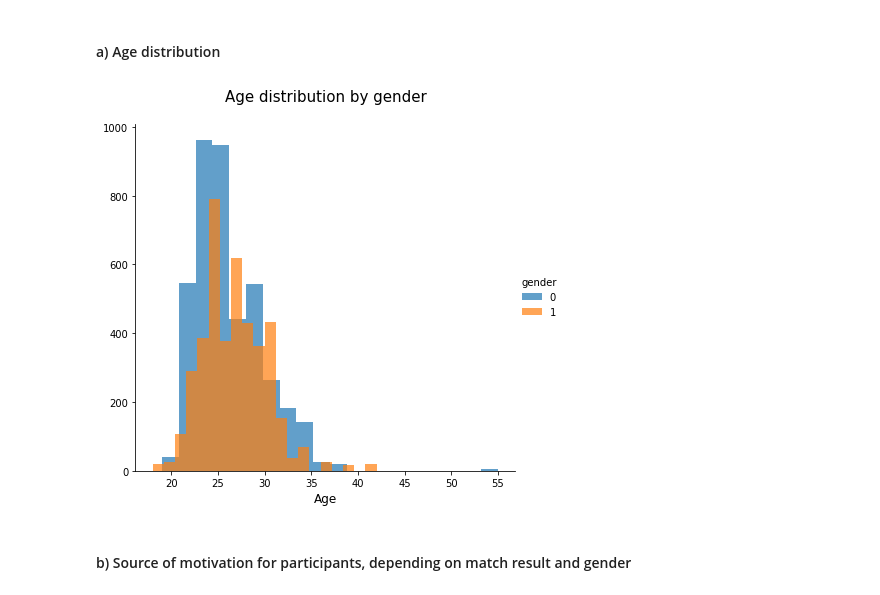
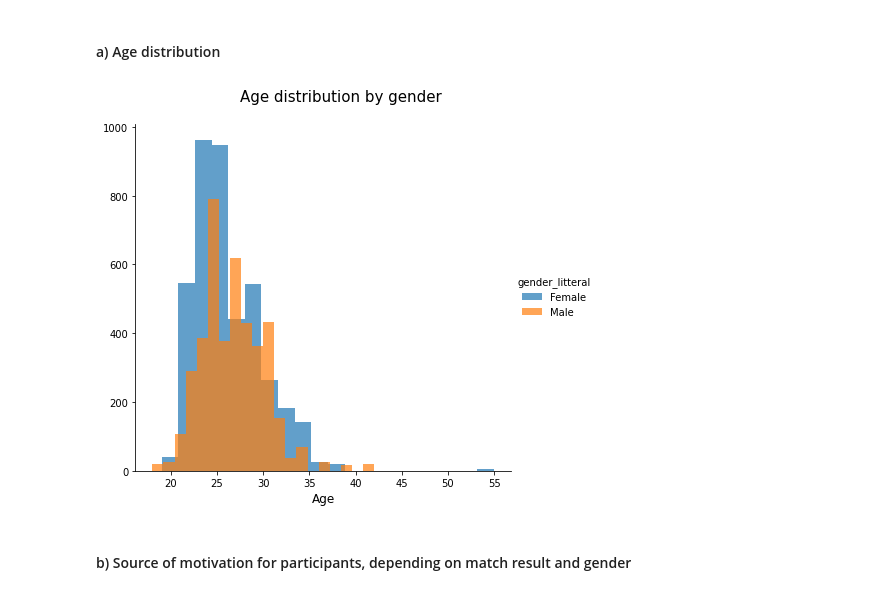
Before and after one commit to christophe-derache/certification35288_bloc2-speed_dating_project, a Jupyter notebook: DERACHE_Projet_Speed_Dating.ipynb.ipynb, the cells around one changed output. Drawn from its saved outputs; the diff is of its cells as text; code cells hidden in the pictures.

Commit message:
improv graph

```diff
--- a/DERACHE_Projet_Speed_Dating.ipynb.ipynb
+++ b/DERACHE_Projet_Speed_Dating.ipynb.ipynb
@@ -65,0 +68,2 @@ dtype: int64
+# %%
+df['gender_litteral'] = df['gender'].apply(lambda x : 'Female' if x == 0 else 'Male')
@@ -66,15 +89,15 @@ dtype: int64
 # %% [markdown]
 #### a) Age distribution
 # %%
-g = sns.FacetGrid(df, hue='gender', height= 6)
+g = sns.FacetGrid(df, hue='gender_litteral', height= 6)
 g.map(plt.hist, 'age', alpha= 0.7, bins=20)
 g.set_xlabels('Age', fontsize=12)
 plt.subplots_adjust(top=0.9)
 g.fig.suptitle('Age distribution by gender', fontsize=15)
 g.add_legend()
 plt.show()
 # %% [output]
-[figure, old version]
+[figure, new version]
 # %% [markdown]
 #### b) Source of motivation for participants, depending on match result and gender
 # %%
```
Also changed, not shown: parts of 25 cells of this notebook, 2 other files.
